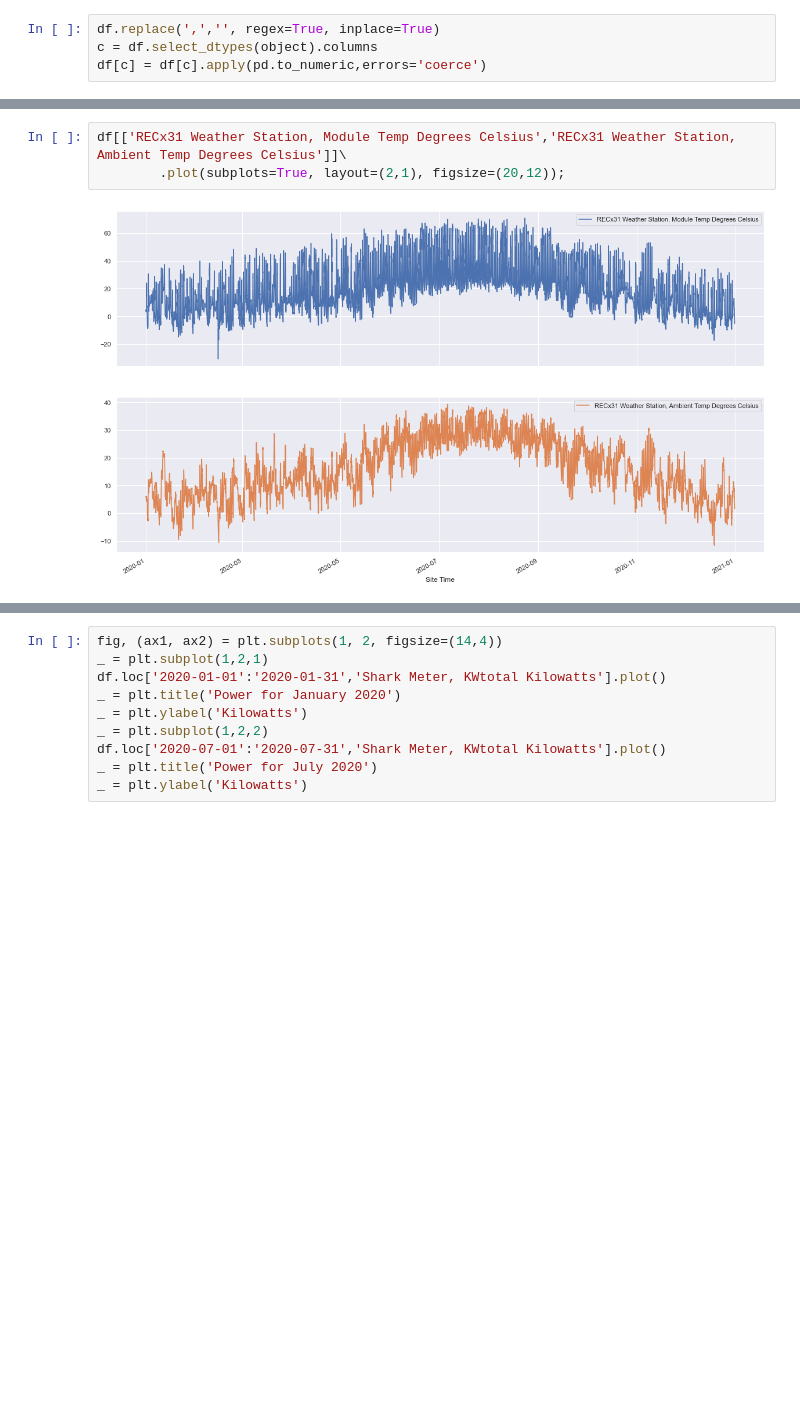
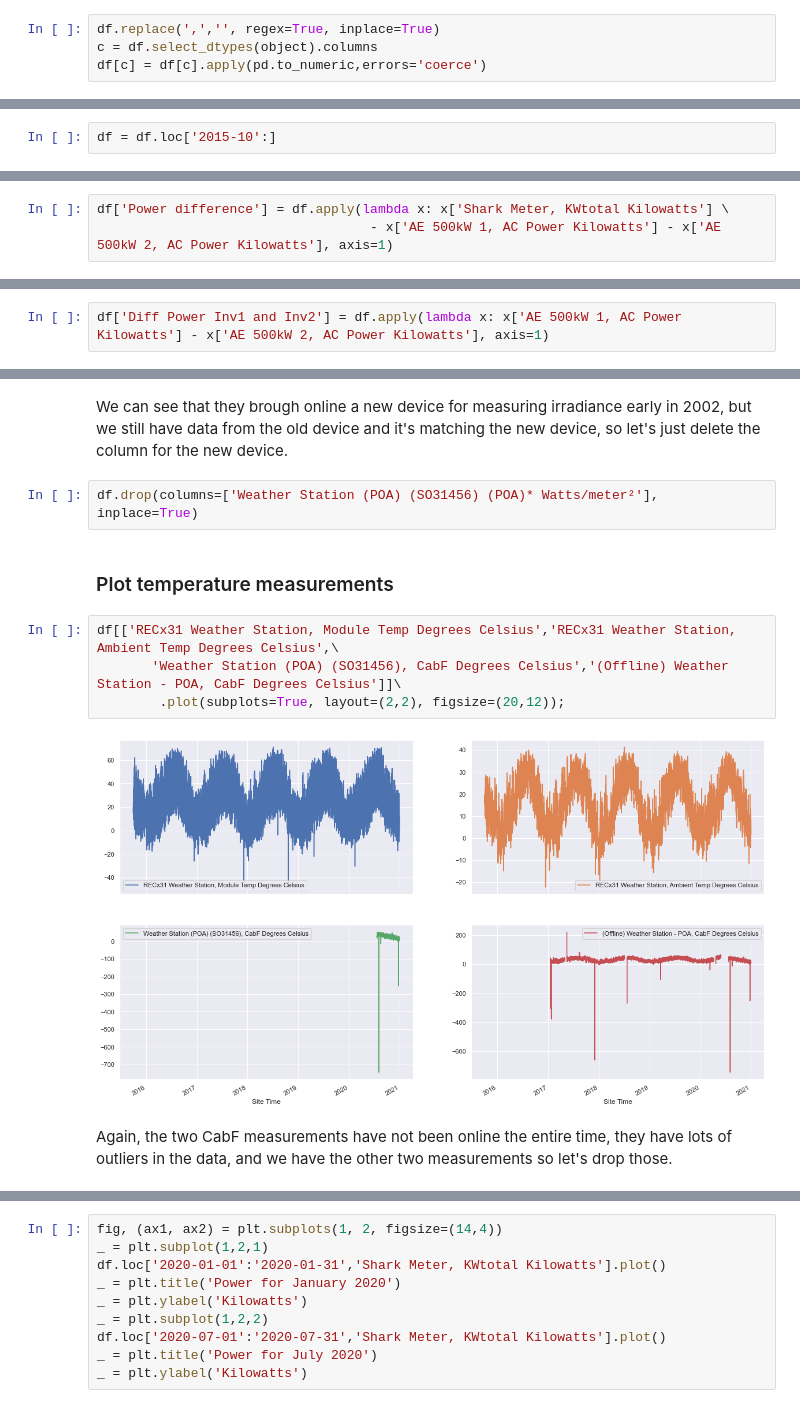
Before and after one commit to ruthcaswellsmith/Capstone---Solar-Energy, a Jupyter notebook: notebooks/Solar - Data Wrangling.ipynb, the cells around one changed output, grey strips where cells are left out. Saved outputs shown, nothing was run; the diff lists cells and outputs as text; blank space fills up the shorter version.

Commit message:
6 years data

```diff
--- a/notebooks/Solar - Data Wrangling.ipynb
+++ b/notebooks/Solar - Data Wrangling.ipynb
@@ -61,0 +91,2 @@ df[['Shark Meter, KWtotal Kilowatts','AE 500kW 1, AC Power Kilowatts','AE 500kW
+# %%
+df = df.loc['2015-10':]
@@ -61,0 +126,3 @@ df[['Shark Meter, KWtotal Kilowatts','AE 500kW 1, AC Power Kilowatts','AE 500kW
+# %%
+df['Power difference'] = df.apply(lambda x: x['Shark Meter, KWtotal Kilowatts'] \
+                                   - x['AE 500kW 1, AC Power Kilowatts'] - x['AE 500kW 2, AC Power Kilowatts'], axis=1)
@@ -61,0 +142,2 @@ df[['Shark Meter, KWtotal Kilowatts','AE 500kW 1, AC Power Kilowatts','AE 500kW
+# %%
+df['Diff Power Inv1 and Inv2'] = df.apply(lambda x: x['AE 500kW 1, AC Power Kilowatts'] - x['AE 500kW 2, AC Power Kilowatts'], axis=1)
@@ -67,5 +167,14 @@ df[['(Offline) Weather Station - POA (POA)* Watts/meter²','Weather Station (POA
+# %% [markdown]
+We can see that they brough online a new device for measuring irradiance early in 2002, but we still have data from the old device and it's matching the new device, so let's just delete the column for the new device.
+# %%
+df.drop(columns=['Weather Station (POA) (SO31456) (POA)* Watts/meter²'], inplace=True)
+# %% [markdown]
+### Plot temperature measurements
 # %%
-df[['RECx31 Weather Station, Module Temp Degrees Celsius','RECx31 Weather Station, Ambient Temp Degrees Celsius']]\
-        .plot(subplots=True, layout=(2,1), figsize=(20,12));
+df[['RECx31 Weather Station, Module Temp Degrees Celsius','RECx31 Weather Station, Ambient Temp Degrees Celsius',\
+       'Weather Station (POA) (SO31456), CabF Degrees Celsius','(Offline) Weather Station - POA, CabF Degrees Celsius']]\
+        .plot(subplots=True, layout=(2,2), figsize=(20,12));
 # %% [output]
-[figure, old version]
+[figure, new version]
+# %% [markdown]
+Again, the two CabF measurements have not been online the entire time, they have lots of outliers in the data, and we have the other two measurements so let's drop those.
```
Also changed, not shown: parts of 67 cells of this notebook, 1 other file.
